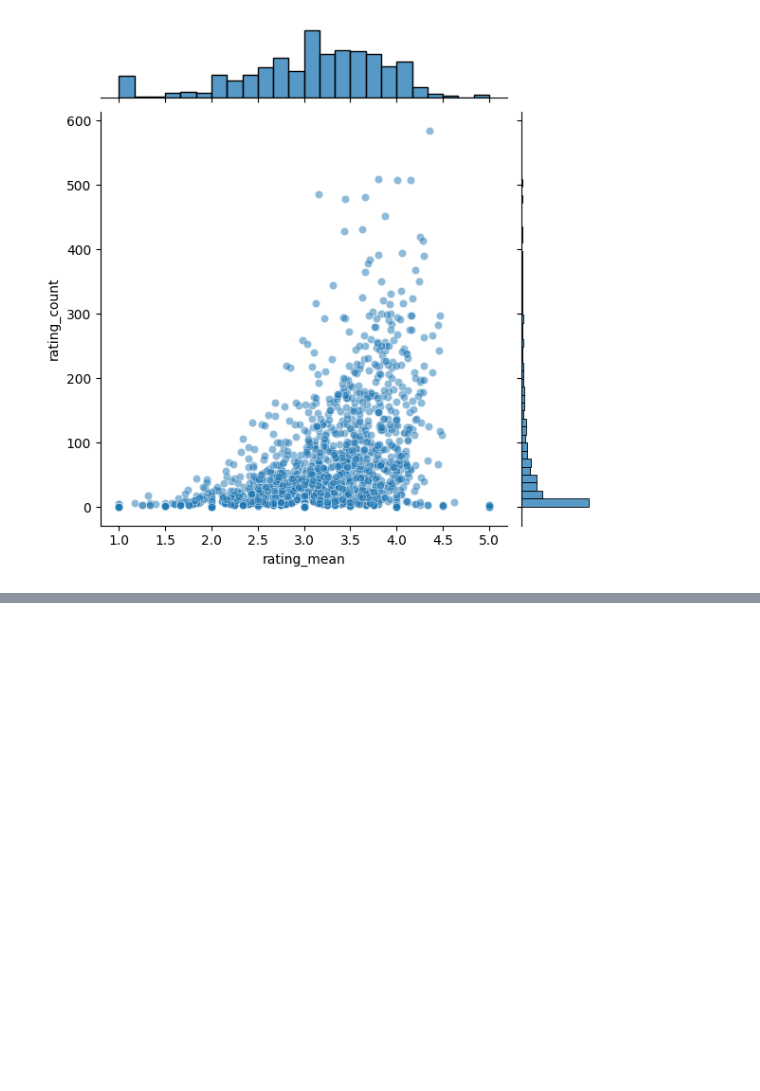
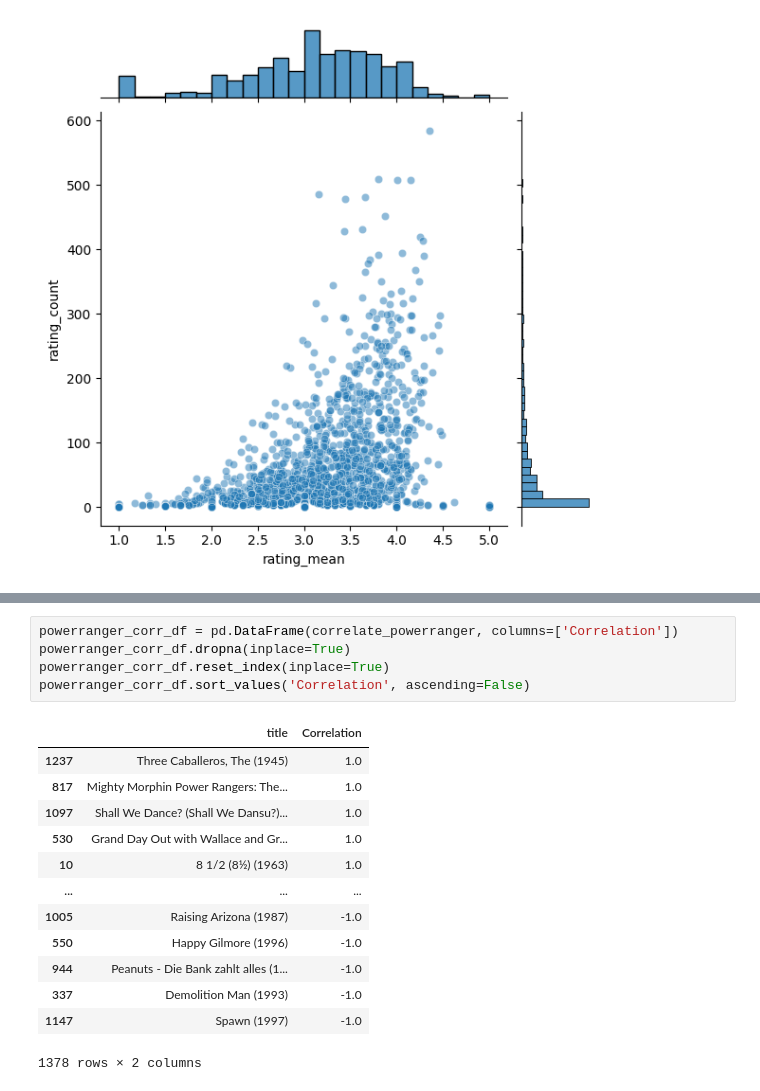
Before and after one commit to zakialfaridzi/simple_movie_recsys, a Jupyter notebook: simple reccomendation.ipynb, the cells around one changed output, grey strips where cells are left out. Cells and saved outputs as stored; diff of their text form; blank space fills up the shorter version.

```diff
--- a/simple reccomendation.ipynb
+++ b/simple reccomendation.ipynb
@@ -70,0 +142,19 @@ sns.jointplot(x='rating_mean', y='rating_count', data=ratings_df, alpha=0.5)
+# %%
+powerranger_corr_df = pd.DataFrame(correlate_powerranger, columns=['Correlation'])
+powerranger_corr_df.dropna(inplace=True)
+powerranger_corr_df.reset_index(inplace=True)
+powerranger_corr_df.sort_values('Correlation', ascending=False)
+# %% [output]
+|  | title | Correlation |
+| 1237 | Three Caballeros, The (1945) | 1.0 |
+| 817 | Mighty Morphin Power Rangers: The... | 1.0 |
+| 1097 | Shall We Dance? (Shall We Dansu?)... | 1.0 |
+| 530 | Grand Day Out with Wallace and Gr... | 1.0 |
+| 10 | 8 1/2 (8½) (1963) | 1.0 |
+| ... | ... | ... |
+| 1005 | Raising Arizona (1987) | -1.0 |
+| 550 | Happy Gilmore (1996) | -1.0 |
+| 944 | Peanuts - Die Bank zahlt alles (1... | -1.0 |
+| 337 | Demolition Man (1993) | -1.0 |
+| 1147 | Spawn (1997) | -1.0 |
+1378 rows × 2 columns
```
Also changed, not shown: parts of 8 cells of this notebook.
